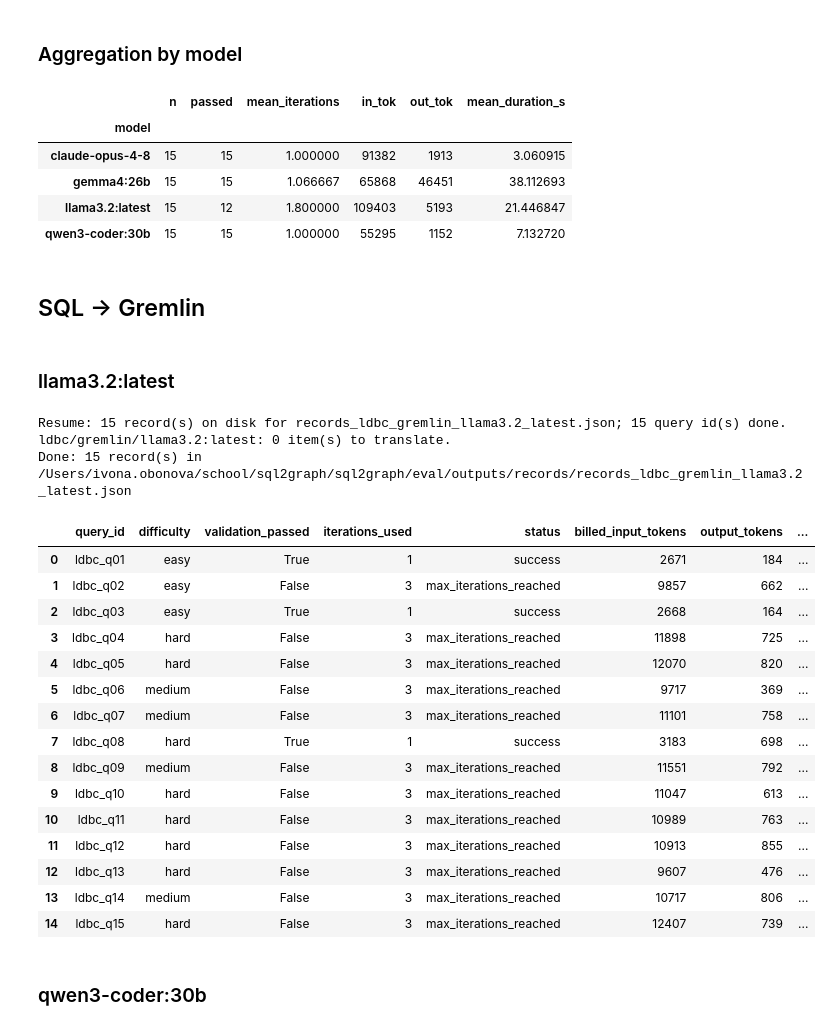
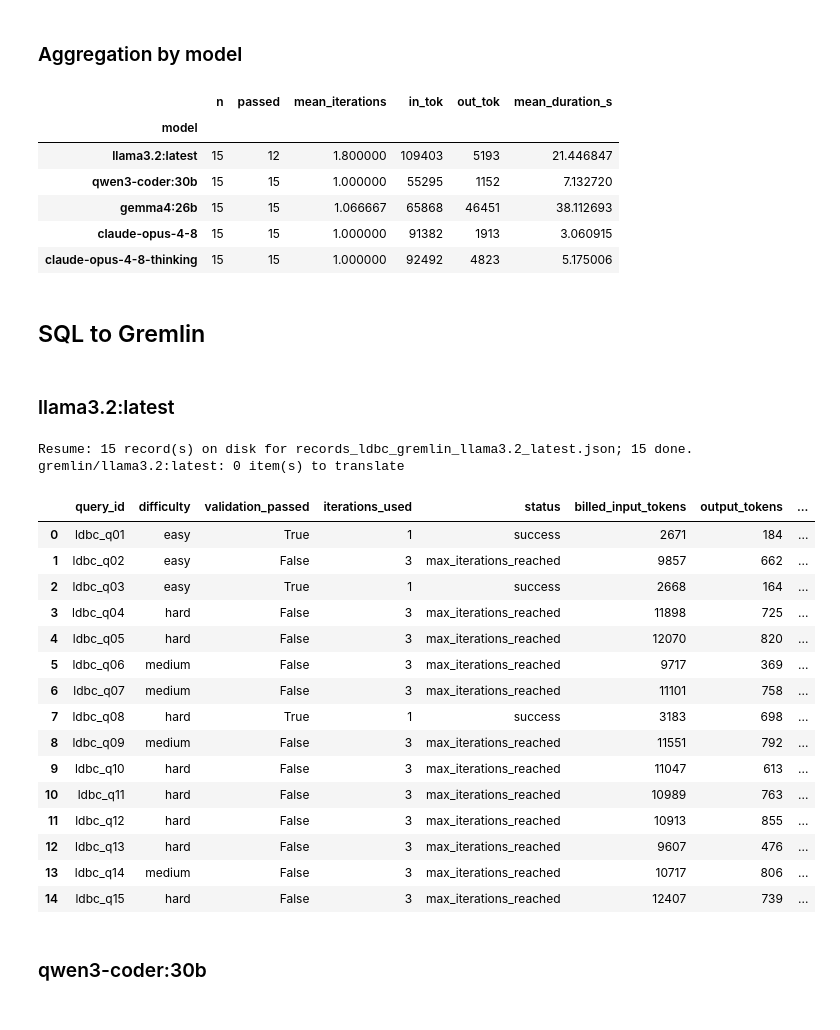
Before and after one commit to obonovai/sql2graph, a Jupyter notebook: eval/notebooks/01_translation_run.ipynb, the cells around one changed output. Drawn from its saved outputs; the diff is of its cells as text; code cells hidden in the pictures.

```diff
--- a/eval/notebooks/01_translation_run.ipynb
+++ b/eval/notebooks/01_translation_run.ipynb
@@ -305,24 +429,24 @@ run_cell('aql', 'claude-opus-4-8-thinking')
 # %% [markdown]
 ### Aggregation by model
 # %%
-summarize_target('aql')
+summary_by_model('aql')
 # %% [output]
 |  | n | passed | mean_iterations | in_tok | out_tok | mean_duration_s |
 | model |  |  |  |  |  |  |
-| claude-opus-4-8 | 15 | 15 | 1.000000 | 91382 | 1913 | 3.060915 |
-| gemma4:26b | 15 | 15 | 1.066667 | 65868 | 46451 | 38.112693 |
 | llama3.2:latest | 15 | 12 | 1.800000 | 109403 | 5193 | 21.446847 |
 | qwen3-coder:30b | 15 | 15 | 1.000000 | 55295 | 1152 | 7.132720 |
+| gemma4:26b | 15 | 15 | 1.066667 | 65868 | 46451 | 38.112693 |
+| claude-opus-4-8 | 15 | 15 | 1.000000 | 91382 | 1913 | 3.060915 |
+| claude-opus-4-8-thinking | 15 | 15 | 1.000000 | 92492 | 4823 | 5.175006 |
 # %% [markdown]
-## SQL → Gremlin
+## SQL to Gremlin
 # %% [markdown]
 ### llama3.2:latest
 # %%
-run_cell('gremlin', 'llama3.2:latest')
+translate('gremlin', 'llama3.2:latest')
 # %% [output]
-Resume: 15 record(s) on disk for records_ldbc_gremlin_llama3.2_latest.json; 15 query id(s) done.
-ldbc/gremlin/llama3.2:latest: 0 item(s) to translate.
-Done: 15 record(s) in /Users/ivona.obonova/school/sql2graph/sql2graph/eval/outputs/records/records_ldbc_gremlin_llama3.2_latest.json
+Resume: 15 record(s) on disk for records_ldbc_gremlin_llama3.2_latest.json; 15 done.
+gremlin/llama3.2:latest: 0 item(s) to translate
 |  | query_id | difficulty | validation_passed | iterations_used | status | billed_input_tokens | output_tokens | ... |
 | 0 | ldbc_q01 | easy | True | 1 | success | 2671 | 184 | ... |
 | 1 | ldbc_q02 | easy | False | 3 | max_iterations_reached | 9857 | 662 | ... |
```
Also changed, not shown: parts of 33 cells of this notebook, 50 other files.
